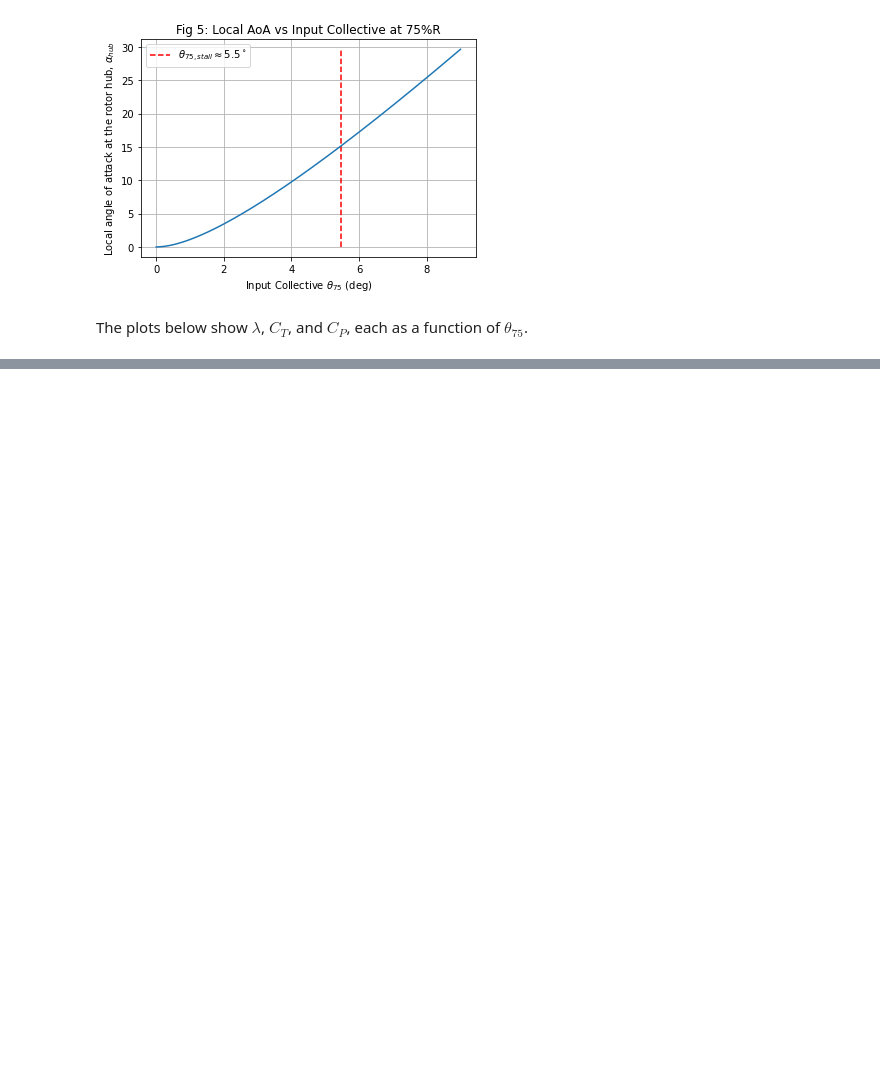
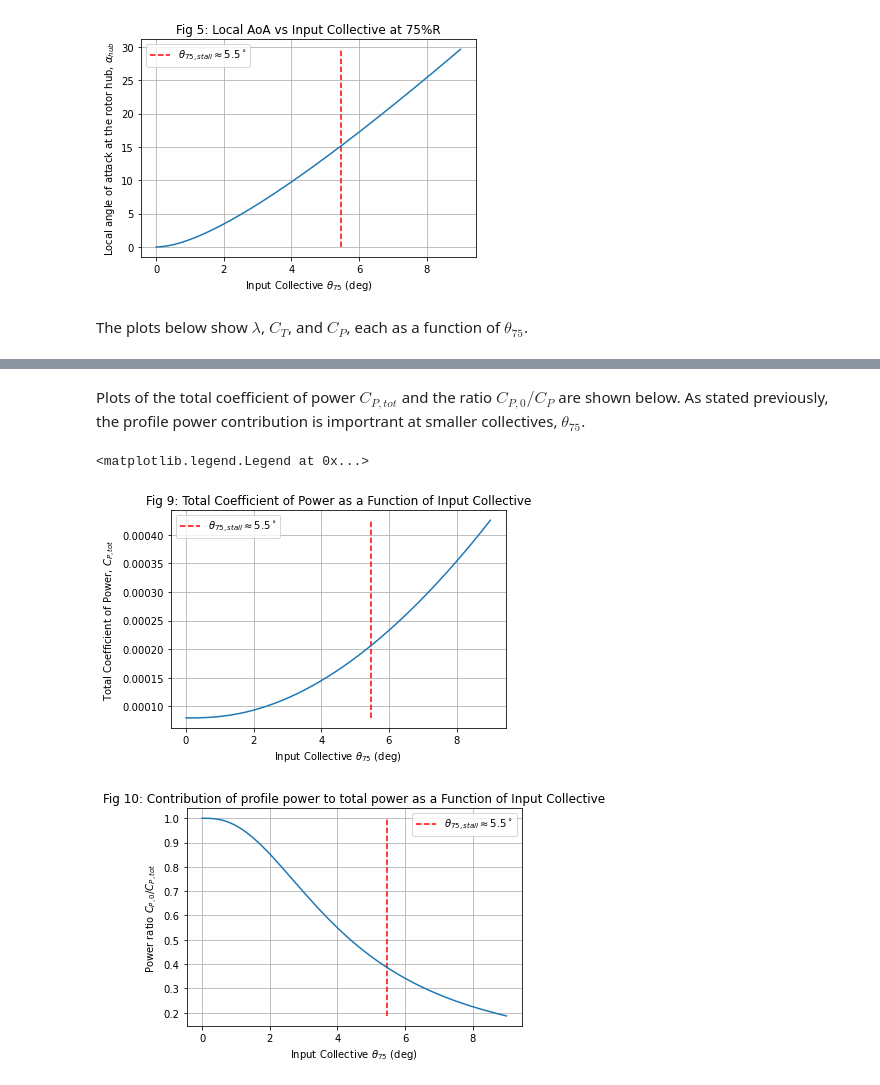
Before and after one commit to nruhl25/HoveringVehicleDesign, a Jupyter notebook: hw3/hw3_report.ipynb, the cells around one changed output, grey strips where cells are left out. Drawn from its saved outputs; the diff is of its cells as text; code cells hidden in the pictures; blank space fills up the shorter version.

```diff
--- a/hw3/hw3_report.ipynb
+++ b/hw3/hw3_report.ipynb
@@ -285,0 +303,25 @@ plt.legend()
+# %% [markdown]
+Plots of the total coefficient of power $C_{P,tot}$ and the ratio $C_{P,0}/C_P$ are shown below. As stated previously, the profile power contribution is importrant at smaller collectives, $\theta_{75}$.
+# %%
+plt.figure()
+plt.title("Fig 9: Total Coefficient of Power as a Function of Input Collective")
+plt.plot(theta75_deg, CP_list+CP0(rotor))
+plt.vlines(x=theta75_stall, ymin=min(CP_list+CP0(rotor)), ymax=max(CP_list+CP0(rotor)), color='r', linestyle='--', label=rf"$\theta_{{75,stall}} \approx${theta75_stall:.1f}$^\circ$")
+plt.xlabel(r"Input Collective $\theta_{75}$ (deg)")
+plt.ylabel(r"Total Coefficient of Power, $C_{P,tot}$")
+plt.grid()
+plt.legend()
+
+plt.figure()
+CP_ratio = CP0(rotor)/(CP_list + CP0(rotor))
+plt.title("Fig 10: Contribution of profile power to total power as a Function of Input Collective")
+plt.plot(theta75_deg, CP_ratio)
+plt.vlines(x=theta75_stall, ymin=min(CP_ratio), ymax=max(CP_ratio), color='r', linestyle='--', label=rf"$\theta_{{75,stall}} \approx${theta75_stall:.1f}$^\circ$")
+plt.xlabel(r"Input Collective $\theta_{75}$ (deg)")
+plt.ylabel(r"Power ratio $C_{P,0}/C_{P,tot}$")
+plt.grid()
+plt.legend()
+# %% [output]
+<matplotlib.legend.Legend at 0x...>
+[figure, added]
+[figure, added]
```
Also changed, not shown: parts of 9 cells of this notebook, 8 other files.
